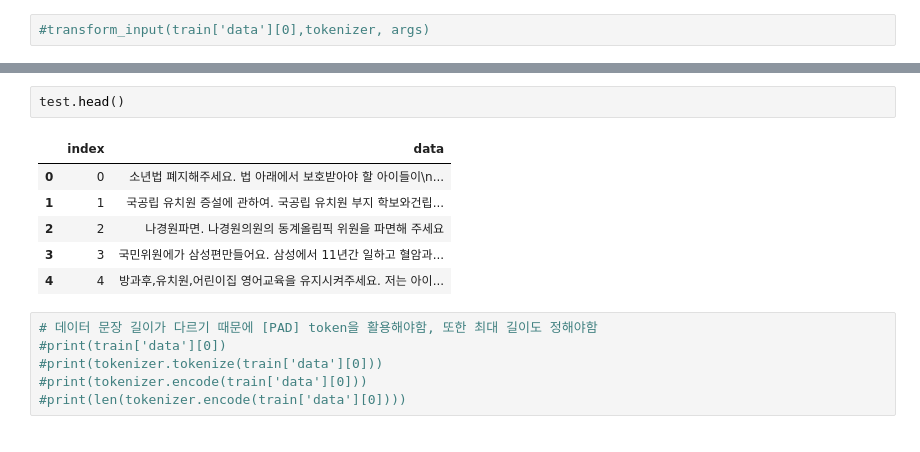
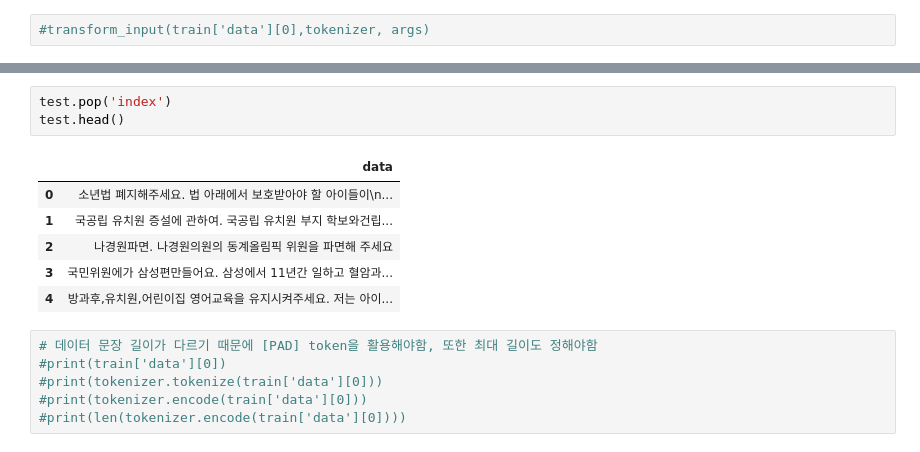
Before and after one commit to dunnohow/Bert, a Jupyter notebook: bluehouse_kobert.ipynb, the cells around one changed output, grey strips where cells are left out. Cells and saved outputs as stored; diff of their text form.

```diff
--- a/bluehouse_kobert.ipynb
+++ b/bluehouse_kobert.ipynb
@@ -401,12 +395,13 @@ train.head()
 # %%
+test.pop('index')
 test.head()
 # %% [output]
-|  | index | data |
-| 0 | 0 | 소년법 폐지해주세요. 법 아래에서 보호받아야 할 아이들이\n... |
-| 1 | 1 | 국공립 유치원 증설에 관하여. 국공립 유치원 부지 학보와건립... |
-| 2 | 2 | 나경원파면. 나경원의원의 동계올림픽 위원을 파면해 주세요 |
-| 3 | 3 | 국민위원에가 삼성편만들어요. 삼성에서 11년간 일하고 혈암과... |
-| 4 | 4 | 방과후,유치원,어린이집 영어교육을 유지시켜주세요. 저는 아이... |
+|  | data |
+| 0 | 소년법 폐지해주세요. 법 아래에서 보호받아야 할 아이들이\n... |
+| 1 | 국공립 유치원 증설에 관하여. 국공립 유치원 부지 학보와건립... |
+| 2 | 나경원파면. 나경원의원의 동계올림픽 위원을 파면해 주세요 |
+| 3 | 국민위원에가 삼성편만들어요. 삼성에서 11년간 일하고 혈암과... |
+| 4 | 방과후,유치원,어린이집 영어교육을 유지시켜주세요. 저는 아이... |
 # %%
 # 데이터 문장 길이가 다르기 때문에 [PAD] token을 활용해야함, 또한 최대 길이도 정해야함
 #print(train['data'][0])
```
Also changed, not shown: parts of 23 cells of this notebook.
